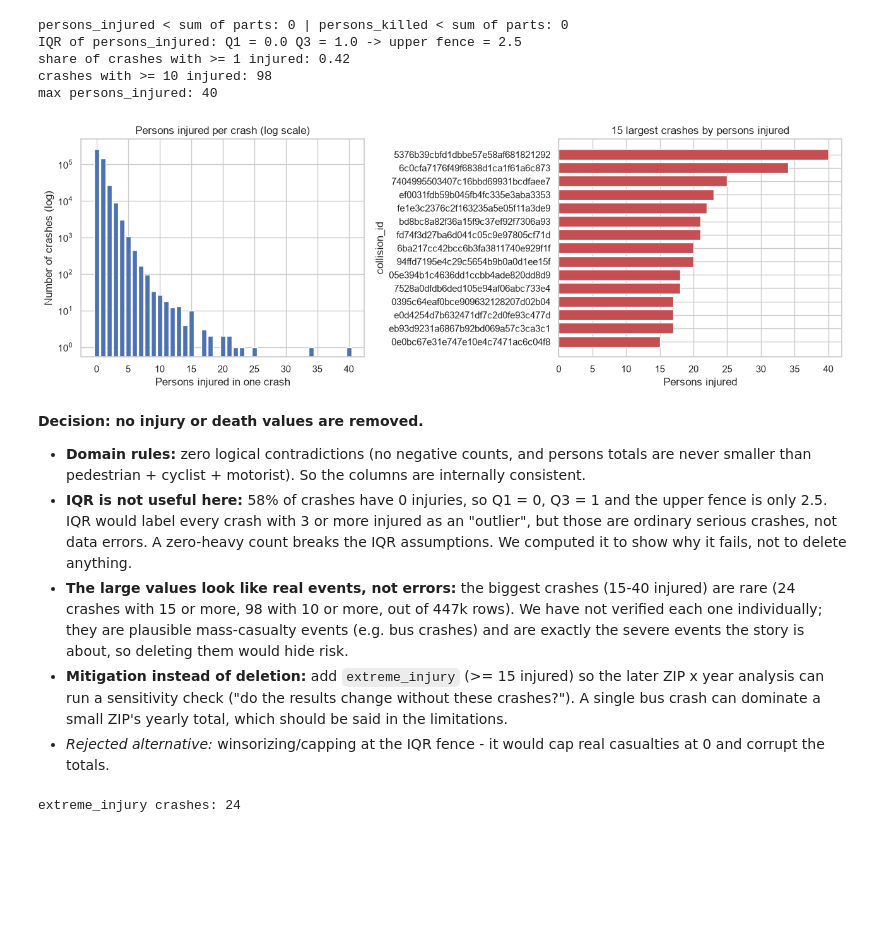
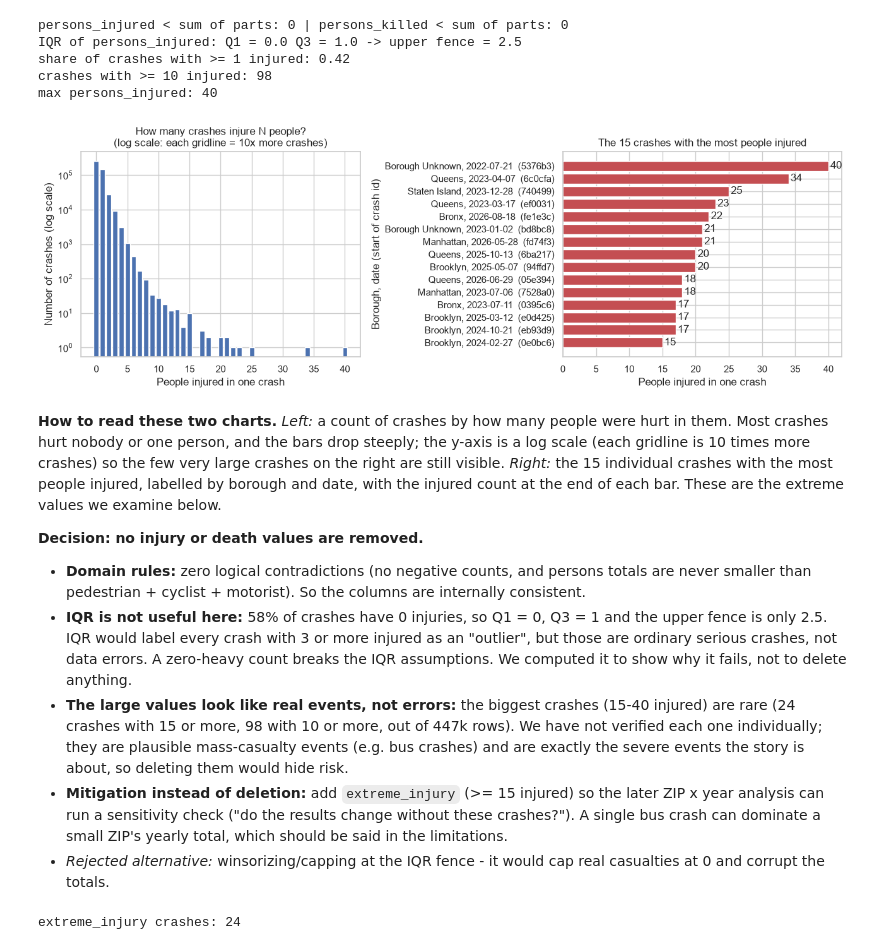
Before and after one commit to Sanad-Manga/NYC-Build-And-Crash, a Jupyter notebook: 02_collisions_eda_cleaning.ipynb, the cells around one changed output. Drawn from its saved outputs; the diff is of its cells as text; code cells hidden in the pictures; blank space fills up the shorter version.

Commit message:
Make map and injury charts readable: borough colours, labelled bars, plain-language captions
Co-Authored-By: Claude Sonnet 5.5 <noreply@anthropic.com>

```diff
--- a/02_collisions_eda_cleaning.ipynb
+++ b/02_collisions_eda_cleaning.ipynb
@@ -416,17 +429,23 @@ max persons_injured: 40
 # %%
 fig, axes = plt.subplots(1, 2, figsize=(13, 4.5))
 vc = clean["number_of_persons_injured"].value_counts().sort_index()
 axes[0].bar(vc.index, vc.values, color="#4c72b0"); axes[0].set_yscale("log")
-axes[0].set(title="Persons injured per crash (log scale)", xlabel="Persons injured in one crash", ylabel="Number of crashes (log)")
+axes[0].set(title="How many crashes injure N people?\n(log scale: each gridline = 10x more crashes)", xlabel="People injured in one crash", ylabel="Number of crashes (log scale)")
 
-big = clean.nlargest(15, "number_of_persons_injured")
-axes[1].barh(big["collision_id"].astype(str), big["number_of_persons_injured"], color="#c44e52")
+big = clean.nlargest(15, "number_of_persons_injured").copy()
+big["label"] = (big["borough"].fillna("Borough unknown").str.title() + ", "
+                + big["crash_date"].dt.strftime("%Y-%m-%d") + "  (" + big["collision_id"].str[:6] + ")")
+axes[1].barh(big["label"], big["number_of_persons_injured"], color="#c44e52")
 axes[1].invert_yaxis()
-axes[1].set(title="15 largest crashes by persons injured", xlabel="Persons injured", ylabel="collision_id")
+for y, v in enumerate(big["number_of_persons_injured"]):
+    axes[1].text(v + 0.3, y, str(v), va="center")
+axes[1].set(title="The 15 crashes with the most people injured", xlabel="People injured in one crash", ylabel="Borough, date (start of crash id)")
 plt.tight_layout(); plt.show()
 # %% [output]
-[figure, old version]
+[figure, new version]
 # %% [markdown]
+**How to read these two charts.** *Left:* a count of crashes by how many people were hurt in them. Most crashes hurt nobody or one person, and the bars drop steeply; the y-axis is a log scale (each gridline is 10 times more crashes) so the few very large crashes on the right are still visible. *Right:* the 15 individual crashes with the most people injured, labelled by borough and date, with the injured count at the end of each bar. These are the extreme values we examine below.
+
 **Decision: no injury or death values are removed.**
 - **Domain rules:** zero logical contradictions (no negative counts, and persons totals are never smaller than pedestrian + cyclist + motorist). So the columns are internally consistent.
 - **IQR is not useful here:** 58% of crashes have 0 injuries, so Q1 = 0, Q3 = 1 and the upper fence is only 2.5. IQR would label every crash with 3 or more injured as an "outlier", but those are ordinary serious crashes, not data errors. A zero-heavy count breaks the IQR assumptions. We computed it to show why it fails, not to delete anything.
```
Also changed, not shown: parts of 3 cells of this notebook.
